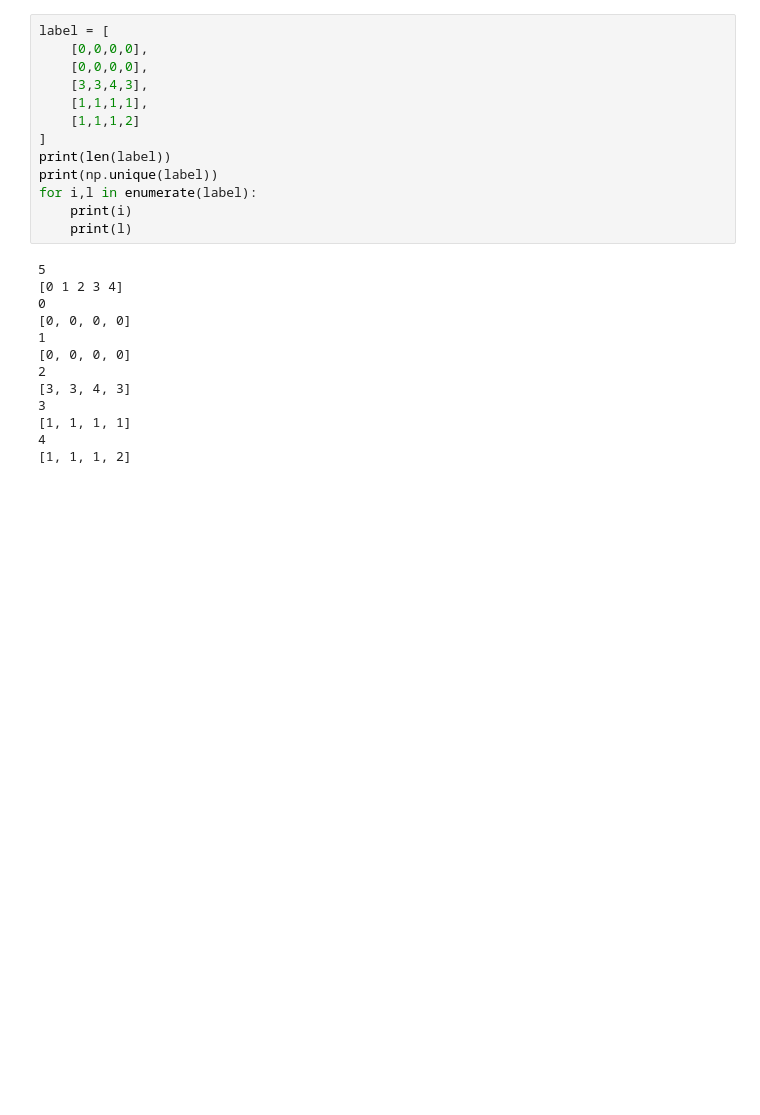
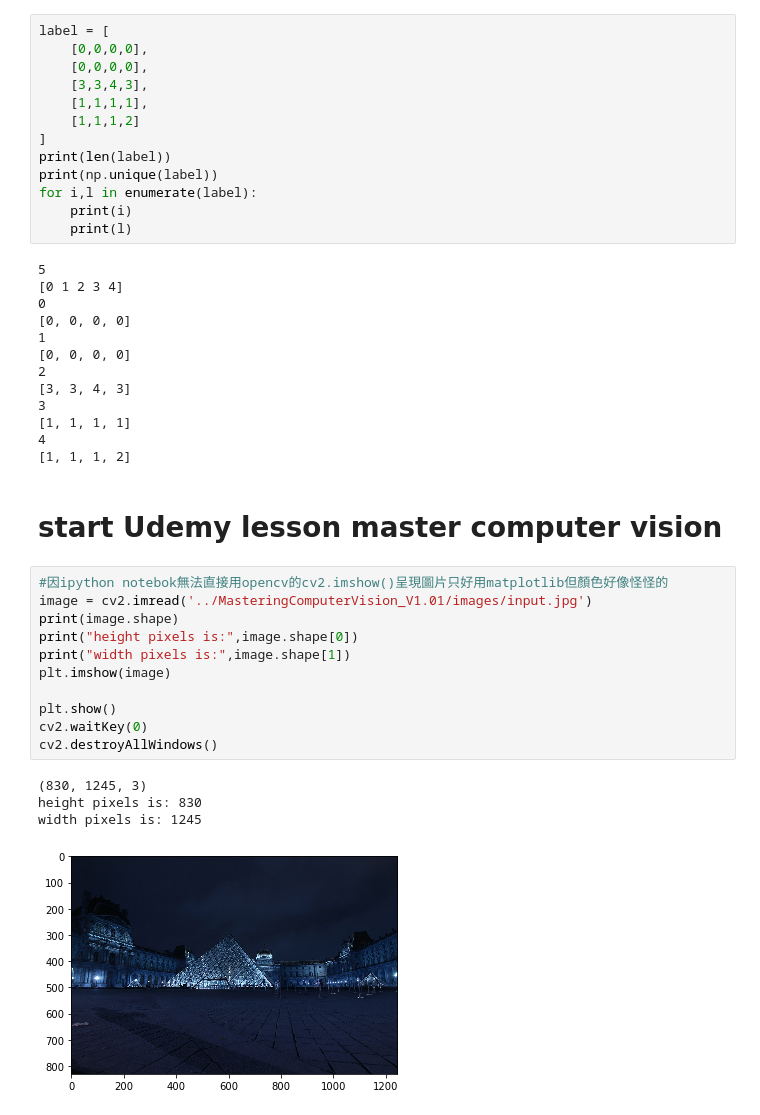
Before and after one commit to josh199483/python_practice, a Jupyter notebook: openCV.ipynb, the cells around one changed output. Cells and saved outputs as stored; diff of their text form; blank space fills up the shorter version.

```diff
--- a/openCV.ipynb
+++ b/openCV.ipynb
@@ -155,3 +155,21 @@ for i,l in enumerate(label):
 [1, 1, 1, 1]
 4
 [1, 1, 1, 2]
+# %% [markdown]
+# start Udemy lesson master computer vision
+# %%
+#因ipython notebok無法直接用opencv的cv2.imshow()呈現圖片只好用matplotlib但顏色好像怪怪的
+image = cv2.imread('../MasteringComputerVision_V1.01/images/input.jpg')
+print(image.shape)
+print("height pixels is:",image.shape[0])
+print("width pixels is:",image.shape[1])
+plt.imshow(image)
+
+plt.show()
+cv2.waitKey(0)
+cv2.destroyAllWindows()
+# %% [output]
+(830, 1245, 3)
+height pixels is: 830
+width pixels is: 1245
+[figure, added]
```
Also changed, not shown: parts of 3 cells of this notebook, 3 other files.
